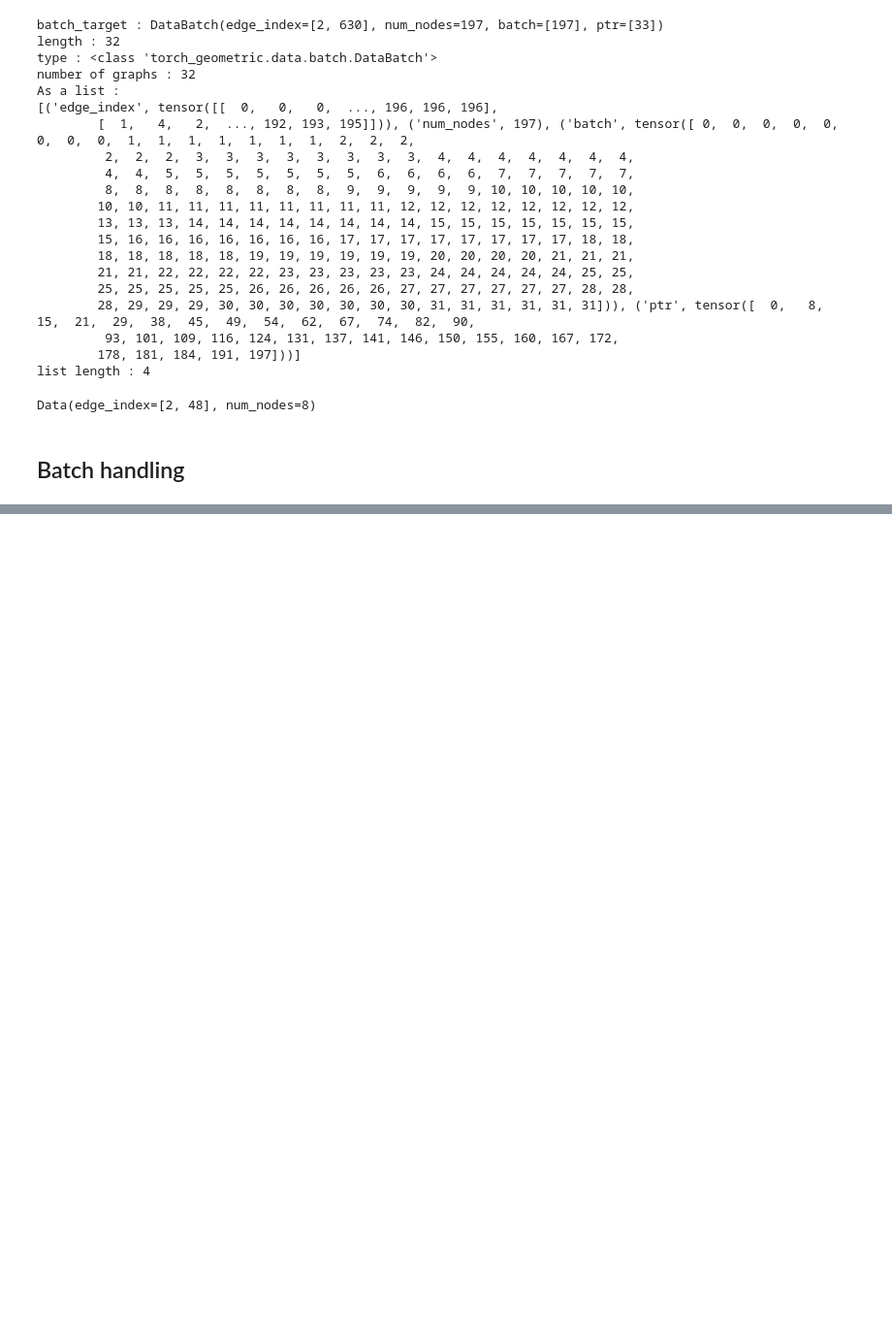
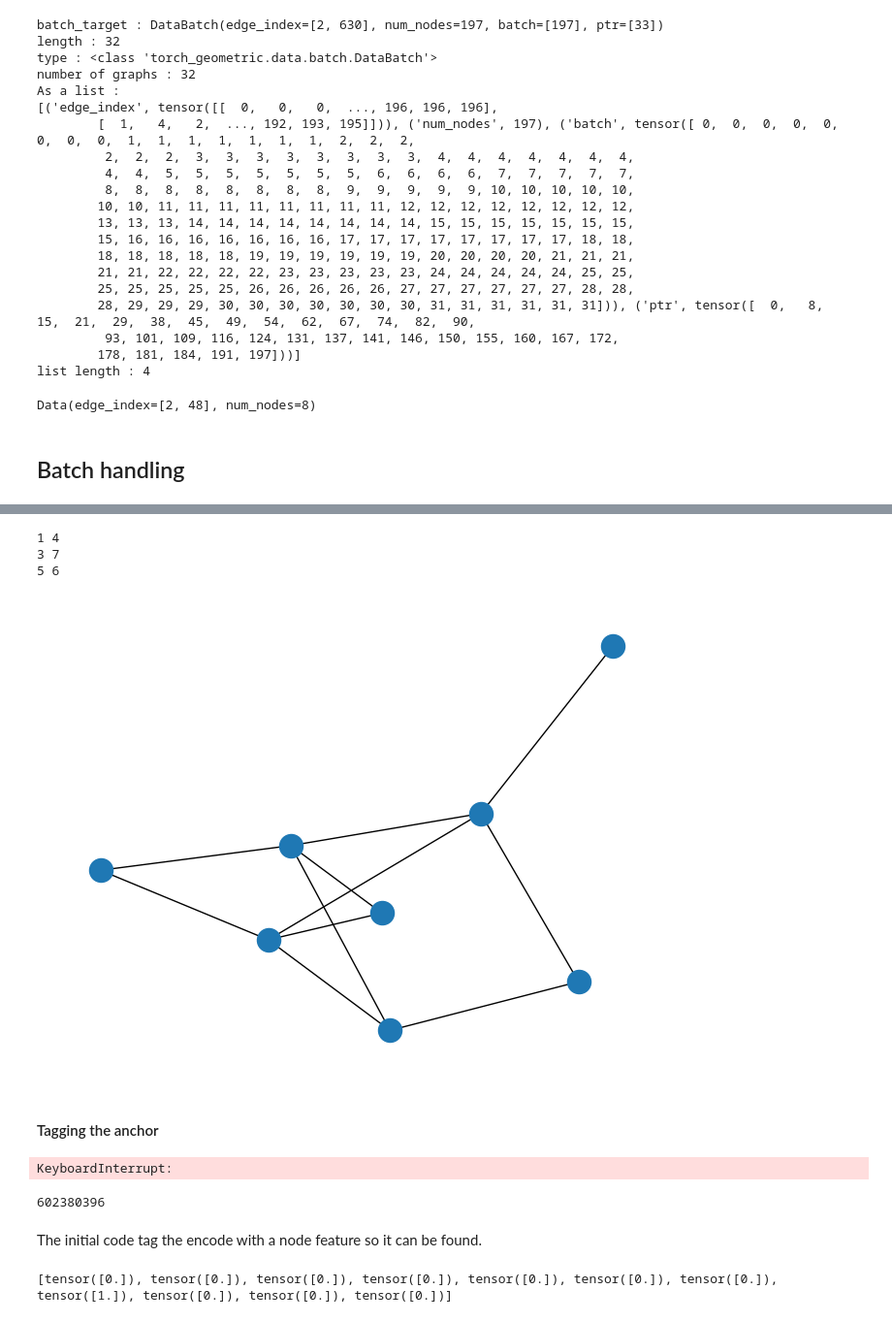
Before and after one commit to Louis-desc/CSE, a Jupyter notebook: Test.ipynb, the cells around one changed output, grey strips where cells are left out. Shown: that part at 97% size. Saved outputs shown, nothing was run; the diff lists cells and outputs as text; code cells hidden in the pictures; blank space fills up the shorter version.

```diff
--- a/Test.ipynb
+++ b/Test.ipynb
@@ -276,0 +232,59 @@ batch_neg_query = Batch.from_data_list(
+# %%
+for u, v in random.sample(non_edges, random.randint(1, min(len(non_edges),5) )): #Adding up to a maximum of 5 edges more
+    print(u,v)
+    nx_ng.add_edge(u,v)
+# %% [output]
+1 4
+3 7
+5 6
+# %%
+nx.draw(nx_ng)
+# %% [output]
+[figure, added]
+# %% [markdown]
+#### Tagging the anchor
+# %%
+import random
+done = False
+k = 0
+while not done:
+    k+= 1
+    if not (random.random() < 1.0) :
+        done = True
+
+print(k)
+# %% [output]
+KeyboardInterrupt:
+# %%
+print(k)
+# %% [output]
+602380396
+# %% [markdown]
+The initial code tag the encode with a node feature so it can be found.
+# %%
+import torch
+anchor_feature =[]
+
+import data.random_graph_generator as rgg
+import random
+from utils.torch_ml import to_pyg_data
+from torch_geometric.utils import k_hop_subgraph
+from torch_geometric.data import Data
+gen = rgg.random_generator(list(range(5,15)))
+g = to_pyg_data(gen.generate())
+start_node = random.choice(list(range(g.num_nodes)))#Choose the starting point of the walk
+
+
+for k in range(g.num_nodes):
+    if k == start_node :
+        anchor_feature.append(torch.ones(1))
+    else :
+        anchor_feature.append(torch.zeros(1))
+
+g.x = torch.tensor(anchor_feature)
+
+neighood =k_hop_subgraph(start_node,k,g.edge_index)
+
+print(anchor_feature)
+# %% [output]
+[tensor([0.]), tensor([0.]), tensor([0.]), tensor([0.]), tensor([0.]), tensor([0.]), tensor([0.]), tensor([1.]), tensor([0.]), tensor([0.]), tensor([0.])]
```
Also changed, not shown: parts of 83 cells of this notebook.
